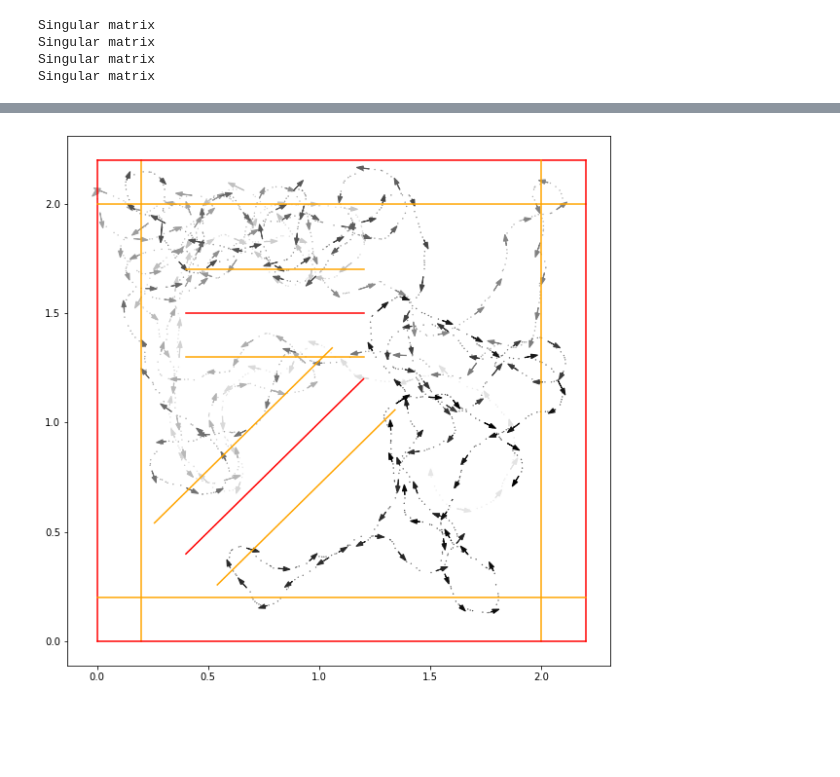
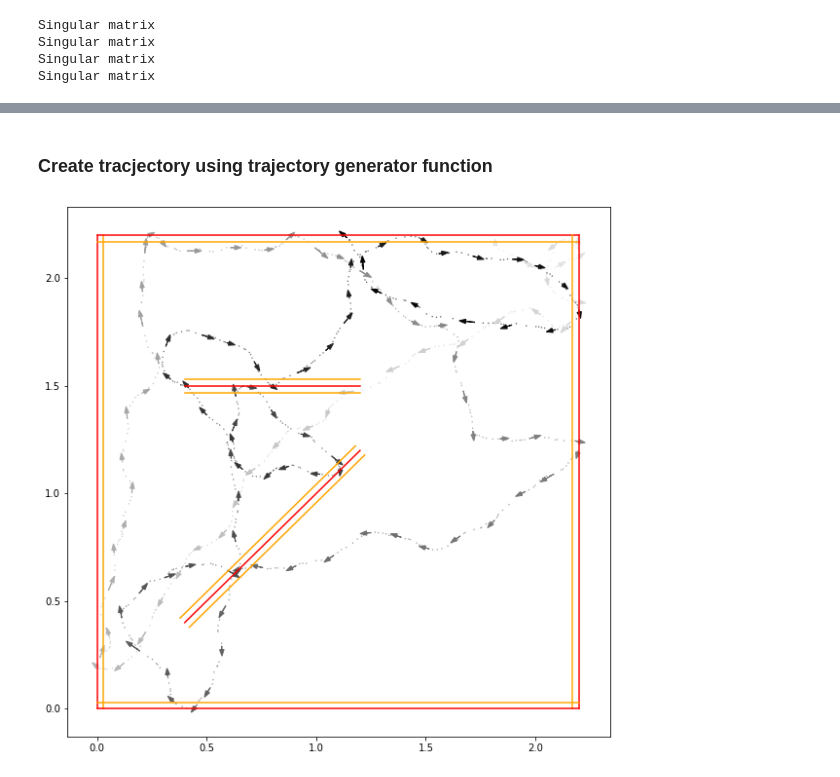
Before and after one commit to bioAI-Oslo/rat-simulator, a Jupyter notebook: notebooks/explore_simulator.ipynb, the cells around one changed output, grey strips where cells are left out. Cells and saved outputs as stored; diff of their text form; code cells hidden in the pictures; blank space fills up the shorter version.

```diff
--- a/notebooks/explore_simulator.ipynb
+++ b/notebooks/explore_simulator.ipynb
@@ -22,14 +19,17 @@ from ratsimulator.Environment import Rectangle
 # Environment params
 boxsize = (2.2, 2.2)
 origo = (0,0)
-soft_boundary = 0.2
+soft_boundary = 0.03
 
 # Init Environment
-env = Rectangle(boxsize=boxsize, soft_boundary=soft_boundary)
+environment = Rectangle(boxsize=boxsize, soft_boundary=soft_boundary)
 
 # add extra walls
-env.add_wall(name="free_wall1", bias=np.array([0.4,0.4]),slope=np.array([0.8,0.8]),t=[0,1])
-env.add_wall(name="free_wall2", bias=np.array([0.4,1.5]),slope=np.array([0.8,0]),t=[0,1])
+environment.add_wall(name="free_wall1", bias=np.array([0.4,0.4]),slope=np.array([0.8,0.8]),t=[0,1])
+environment.add_wall(name="free_wall2", bias=np.array([0.4,1.5]),slope=np.array([0.8,0]),t=[0,1])
+
+# initialise agent
+agent = Agent(environment, boundary_mode='sorschers')
 # %% [output]
 Singular matrix
 Singular matrix
@@ -38,13 +53,17 @@ Singular matrix
+# %% [markdown]
+### Create tracjectory using trajectory generator function
 # %%
-# create track
-seq_len=2000
-gen = trajectory_generator(env,seq_len=seq_len)
+# create track using trajectory generator function
+seq_len=1000
+gen = trajectory_generator(environment,seq_len=seq_len)
 outputs = next(gen)
-positions,agent = outputs[0], outputs[-1]
+positions, agent2 = outputs[0], outputs[-1]
 # %%
 # plot track
 fig,axs=plt.subplots(figsize=(10,10))
-env.plot_board(axs)
-agent.plot_trajectory(axs,ds=8)
+
+# plot board and trajectory
+environment.plot_board(axs)
+agent2.plot_trajectory(axs,ds=8)
 # %% [output]
-[figure, old version]
+[figure, new version]
```
Also changed, not shown: parts of 4 cells of this notebook.
